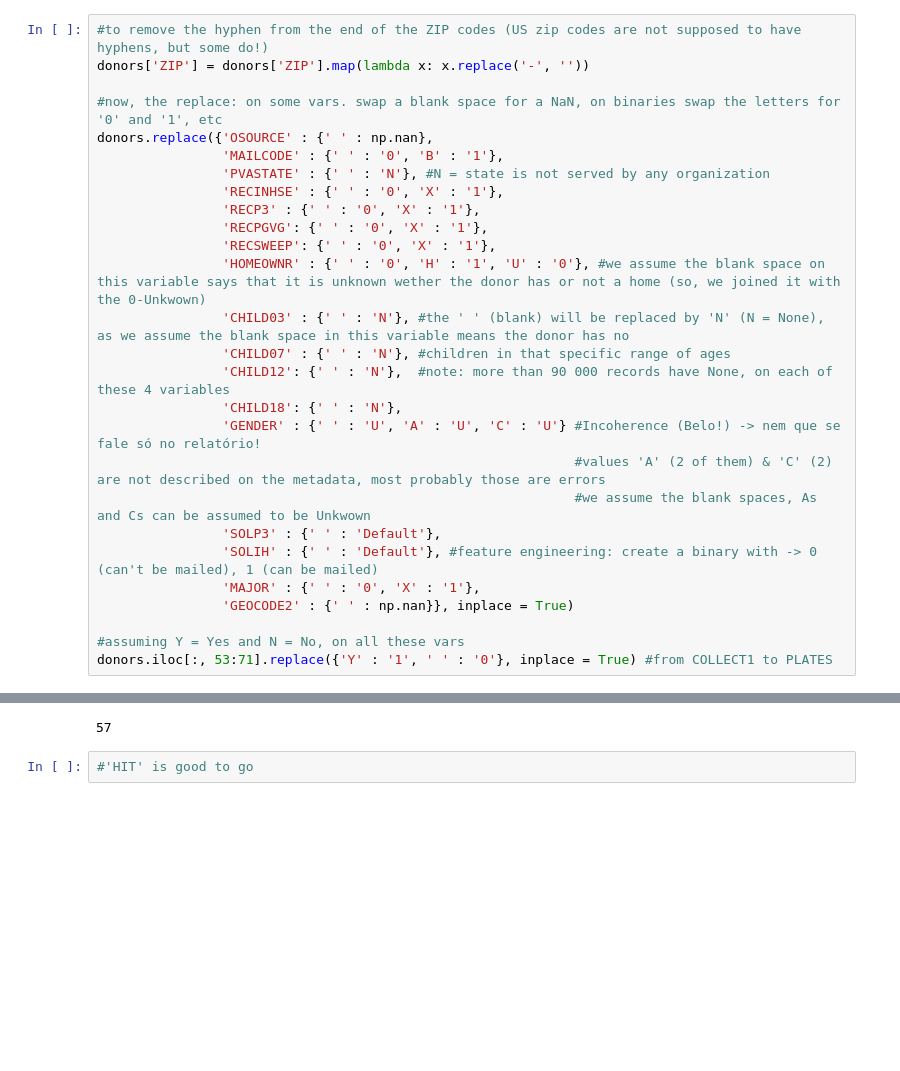
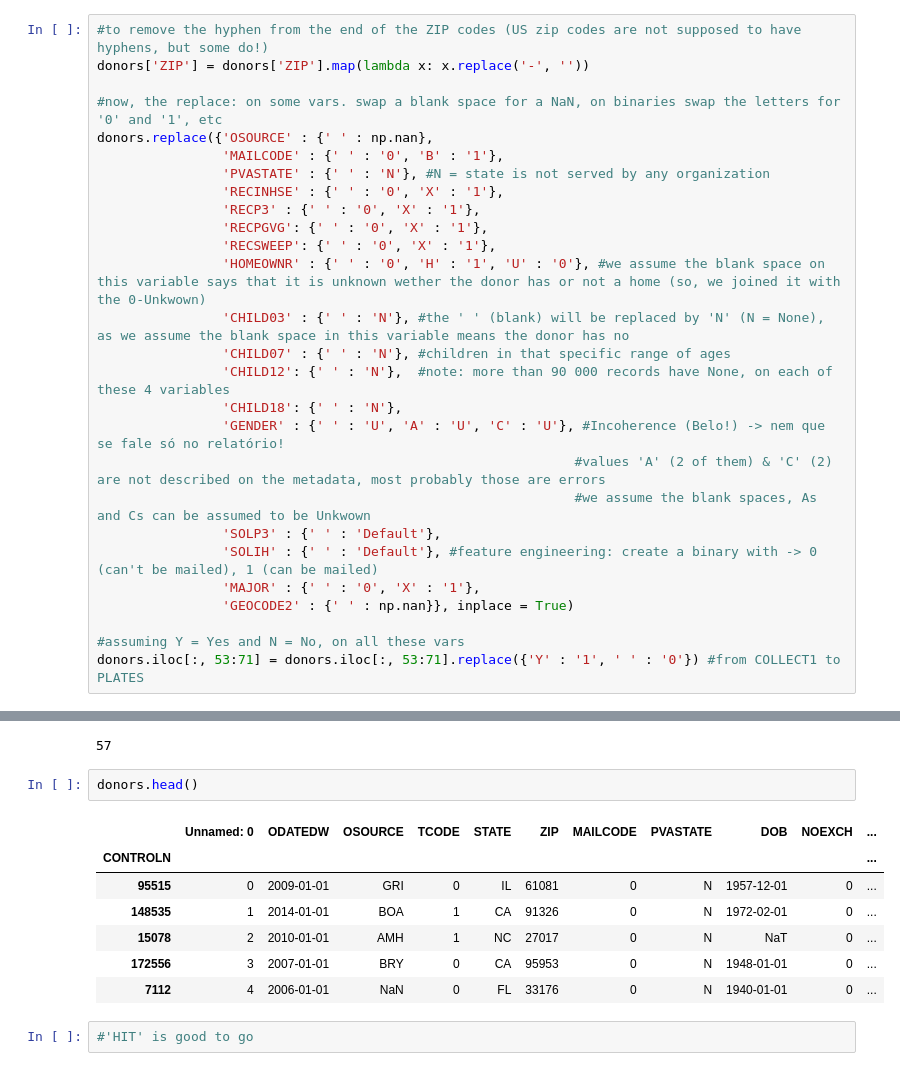
Before and after one commit to rfmmonteiro99/DM-Project-Final, a Jupyter notebook: Data Treatment V2 - Rui.ipynb, the cells around one changed output, grey strips where cells are left out. Saved outputs shown, nothing was run; the diff lists cells and outputs as text; blank space fills up the shorter version.

```diff
--- a/Data Treatment V2 - Rui.ipynb
+++ b/Data Treatment V2 - Rui.ipynb
@@ -141,7 +160,7 @@ donors.replace({'OSOURCE' : {' ' : np.nan},
                 'CHILD07' : {' ' : 'N'}, #children in that specific range of ages
                 'CHILD12': {' ' : 'N'},  #note: more than 90 000 records have None, on each of these 4 variables
                 'CHILD18': {' ' : 'N'},
-                'GENDER' : {' ' : 'U', 'A' : 'U', 'C' : 'U'} #Incoherence (Belo!) -> nem que se fale só no relatório!
+                'GENDER' : {' ' : 'U', 'A' : 'U', 'C' : 'U'}, #Incoherence (Belo!) -> nem que se fale só no relatório!
                                                              #values 'A' (2 of them) & 'C' (2) are not described on the metadata, most probably those are errors
                                                              #we assume the blank spaces, As and Cs can be assumed to be Unkwown
                 'SOLP3' : {' ' : 'Default'},
@@ -150,7 +169,7 @@ donors.replace({'OSOURCE' : {' ' : np.nan},
                 'GEOCODE2' : {' ' : np.nan}}, inplace = True)
 
 #assuming Y = Yes and N = No, on all these vars
-donors.iloc[:, 53:71].replace({'Y' : '1', ' ' : '0'}, inplace = True) #from COLLECT1 to PLATES
+donors.iloc[:, 53:71] = donors.iloc[:, 53:71].replace({'Y' : '1', ' ' : '0'}) #from COLLECT1 to PLATES
 # %%
 #PROBLEM on HHP1 and HHP2: "Median Person Per Household" and "Average Person Per Household" but the values are bery high
 #if we interpret this as the median/average number of people living in a household of the neighborhood, then it should
@@ -212,6 +214,16 @@ See the caveats in the documentation: https://pandas.pydata.org/pandas-docs/stab
 donors['STATE'].nunique()
 # %% [output]
 57
+# %%
+donors.head()
+# %% [output]
+|  | Unnamed: 0 | ODATEDW | OSOURCE | TCODE | STATE | ZIP | MAILCODE | PVASTATE | DOB | NOEXCH | ... |
+| CONTROLN |  |  |  |  |  |  |  |  |  |  | ... |
+| 95515 | 0 | 2009-01-01 | GRI | 0 | IL | 61081 | 0 | N | 1957-12-01 | 0 | ... |
+| 148535 | 1 | 2014-01-01 | BOA | 1 | CA | 91326 | 0 | N | 1972-02-01 | 0 | ... |
+| 15078 | 2 | 2010-01-01 | AMH | 1 | NC | 27017 | 0 | N | NaT | 0 | ... |
+| 172556 | 3 | 2007-01-01 | BRY | 0 | CA | 95953 | 0 | N | 1948-01-01 | 0 | ... |
+| 7112 | 4 | 2006-01-01 | NaN | 0 | FL | 33176 | 0 | N | 1940-01-01 | 0 | ... |
 # %%
 #'HIT' is good to go
 # %%
```
Also changed, not shown: parts of 7 cells of this notebook.
